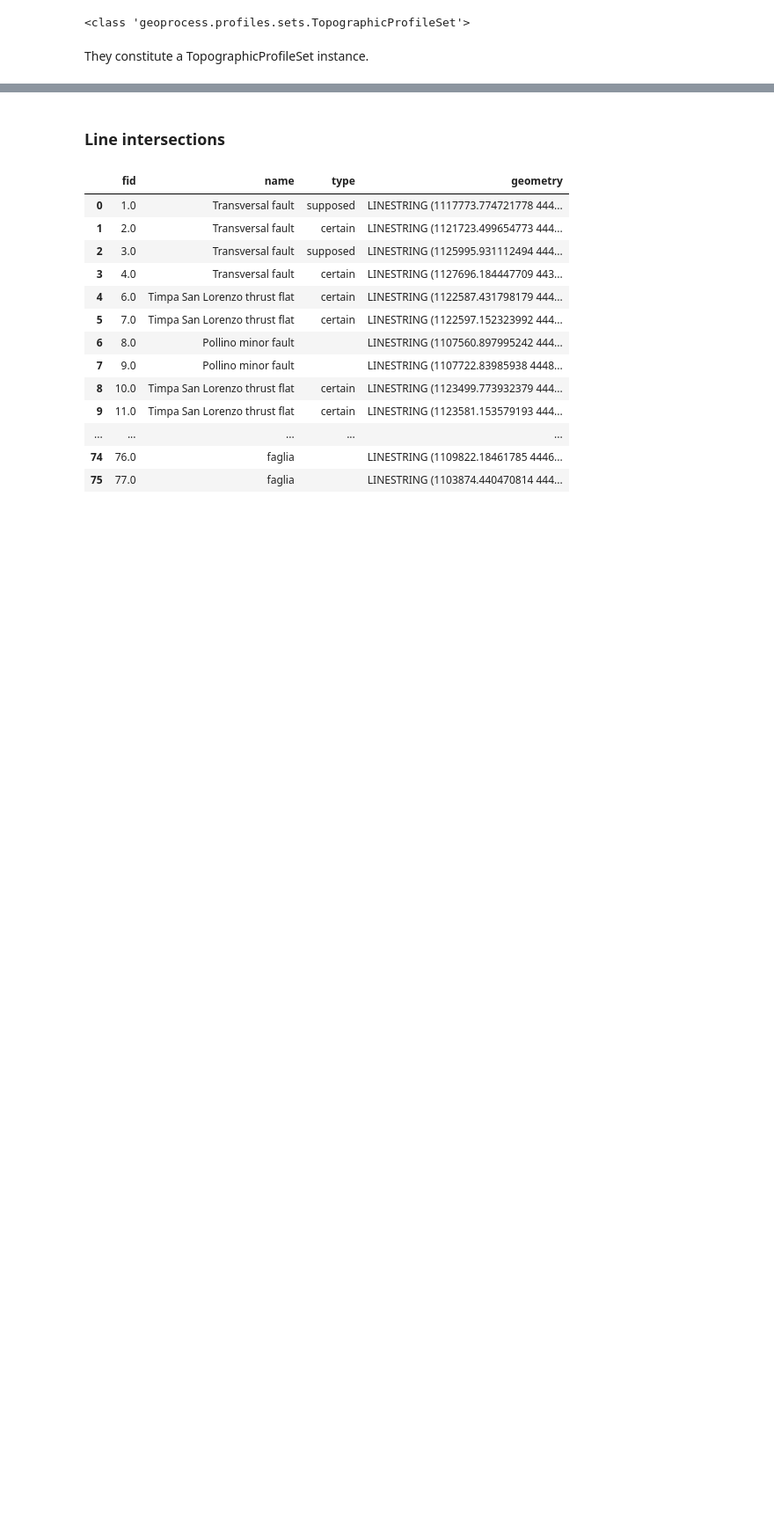
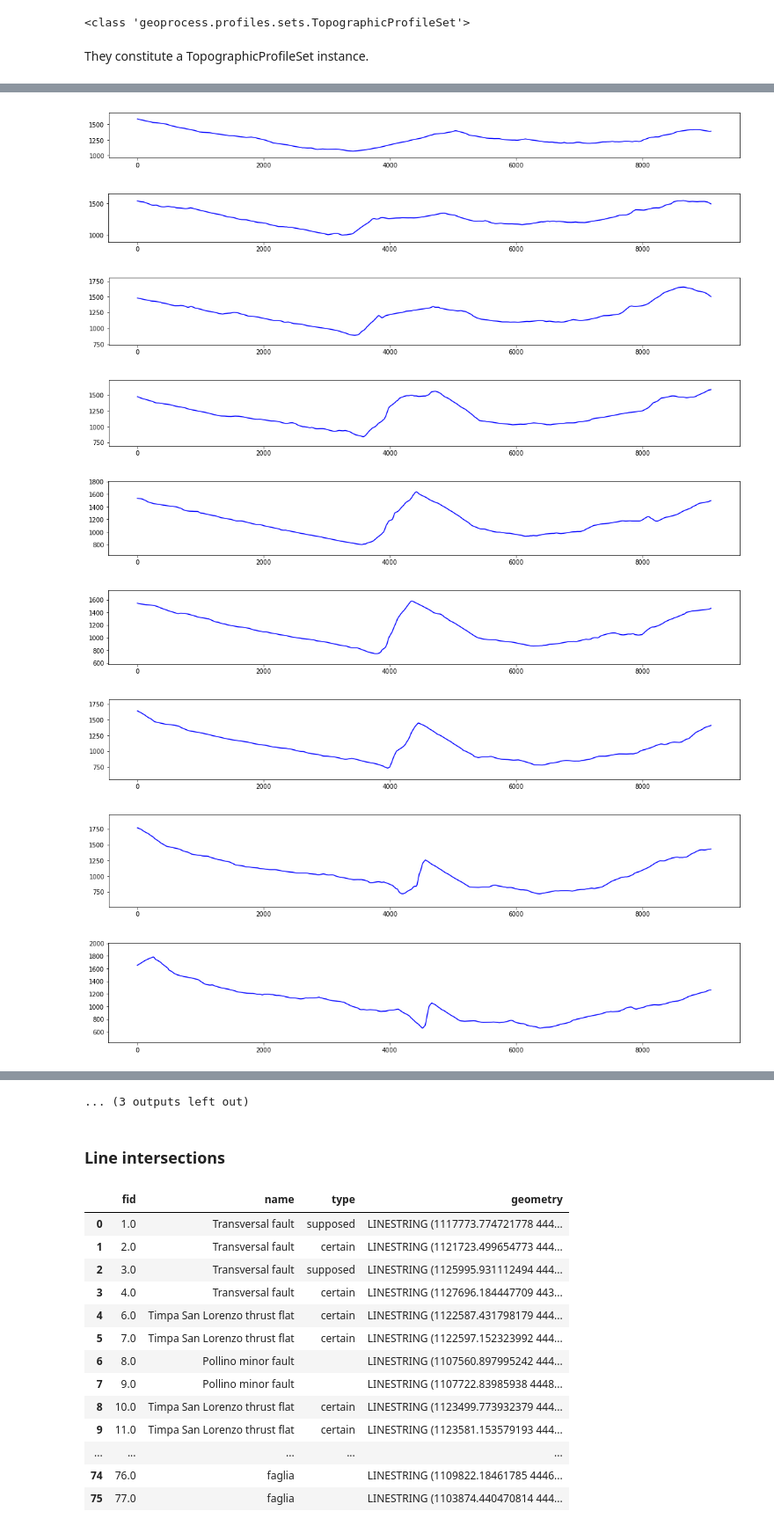
Before and after one commit to mauroalberti/geoprocess, a Jupyter notebook: docs/notebooks/Geologic profiles.ipynb, the cells around one changed output, grey strips where cells are left out. Shown at 88% size. Cells and saved outputs as stored; diff of their text form; code cells hidden in the pictures; blank space fills up the shorter version.

```diff
--- a/docs/notebooks/Geologic profiles.ipynb
+++ b/docs/notebooks/Geologic profiles.ipynb
@@ -316,0 +302,12 @@ geoprofiles.plot()
+# %%
+fig = plot(geoprofiles)
+# %% [output]
+[figure, added]
+[figure, added]
+[figure, added]
+[figure, added]
+[figure, added]
+[figure, added]
+[figure, added]
+[figure, added]
+[figure, added]
@@ -317,3 +317,4 @@ geoprofiles.plot()
+... (3 outputs left out)
 # %% [markdown]
 ### Line intersections
 # %%
```
Also changed, not shown: parts of 15 cells of this notebook, 7 other files.
